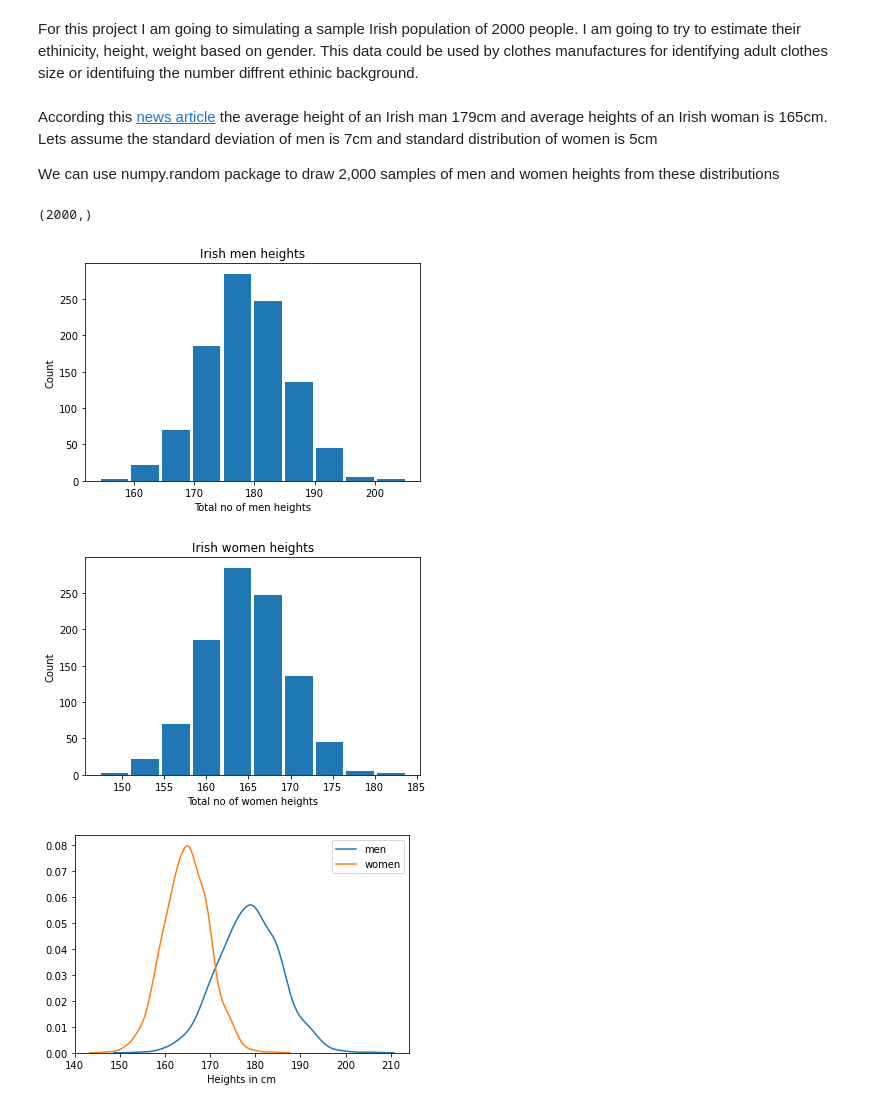
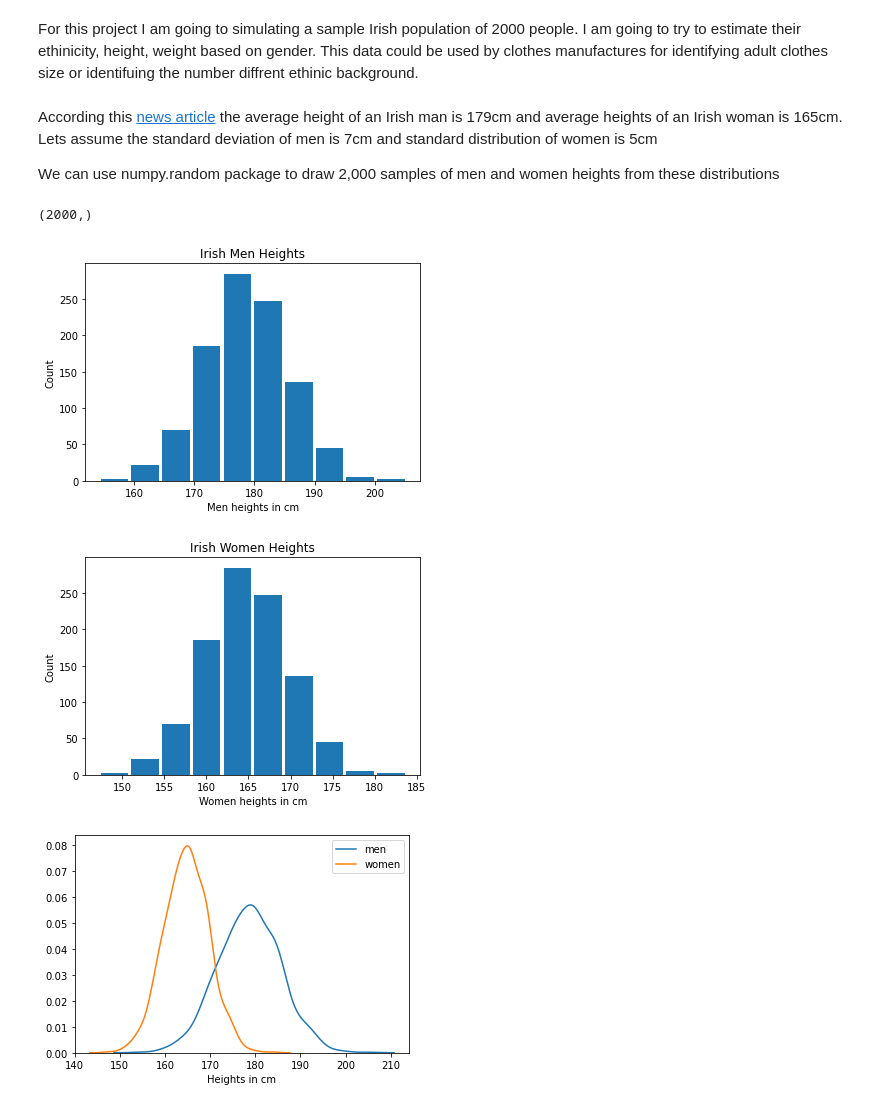
Before and after one commit to BYalini/project_programming_for_data_analysis, a Jupyter notebook: PDA_Project2020.ipynb, the cells around one changed output. Drawn from its saved outputs; the diff is of its cells as text; code cells hidden in the pictures.

```diff
--- a/PDA_Project2020.ipynb
+++ b/PDA_Project2020.ipynb
@@ -20,7 +20,7 @@ For this project I am going to simulating a sample Irish population of 2000 peop
 import numpy as np
 import pandas as pd
 # %% [markdown]
-According this [news article](https://www.thejournal.ie/height-irish-2899850-Jul2016/) the average height of an Irish man 179cm and average heights of an Irish woman is 165cm. Lets assume the standard deviation of men is 7cm and standard distribution of women is 5cm
+According this [news article](https://www.thejournal.ie/height-irish-2899850-Jul2016/) the average height of an Irish man is 179cm and average heights of an Irish woman is 165cm. Lets assume the standard deviation of men is 7cm and standard distribution of women is 5cm
 
 We can use numpy.random package to draw 2,000 samples of men and women heights from these distributions
 # %%
@@ -39,21 +39,21 @@ heights.shape
 # %%
 import matplotlib.pyplot as plt
 plt.hist(sample_heights_men, rwidth=0.90)
-plt.xlabel('Total no of men heights')
+plt.xlabel('Men heights in cm')
 plt.ylabel('Count')
-plt.title('Irish men heights')
+plt.title('Irish Men Heights')
 plt.show()
 # %% [output]
-[figure, old version]
+[figure, new version]
 # %%
 import matplotlib.pyplot as plt
 plt.hist(sample_heights_women, rwidth=0.90)
-plt.xlabel('Total no of women heights')
+plt.xlabel('Women heights in cm')
 plt.ylabel('Count')
-plt.title('Irish women heights')
+plt.title('Irish Women Heights')
 plt.show()
 # %% [output]
-[figure, old version]
+[figure, new version]
 # %%
 import seaborn as sns
 fig, ax = plt.subplots() # common layouts
```
Also changed, not shown: parts of 7 cells of this notebook, 9 other files.
